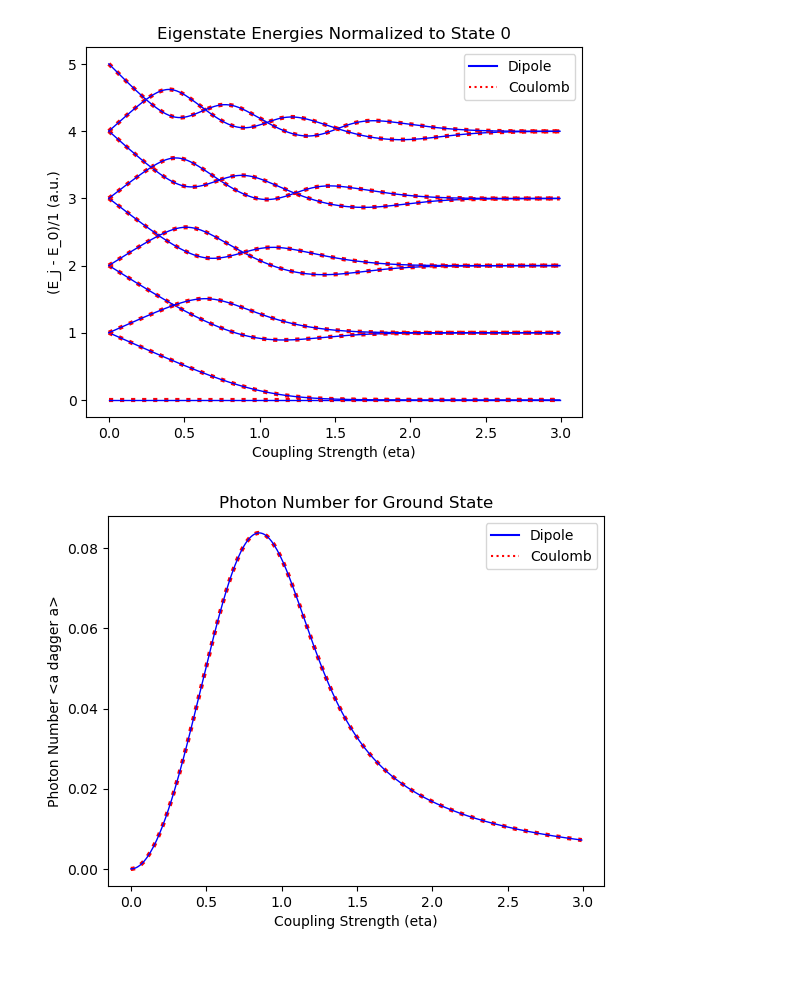
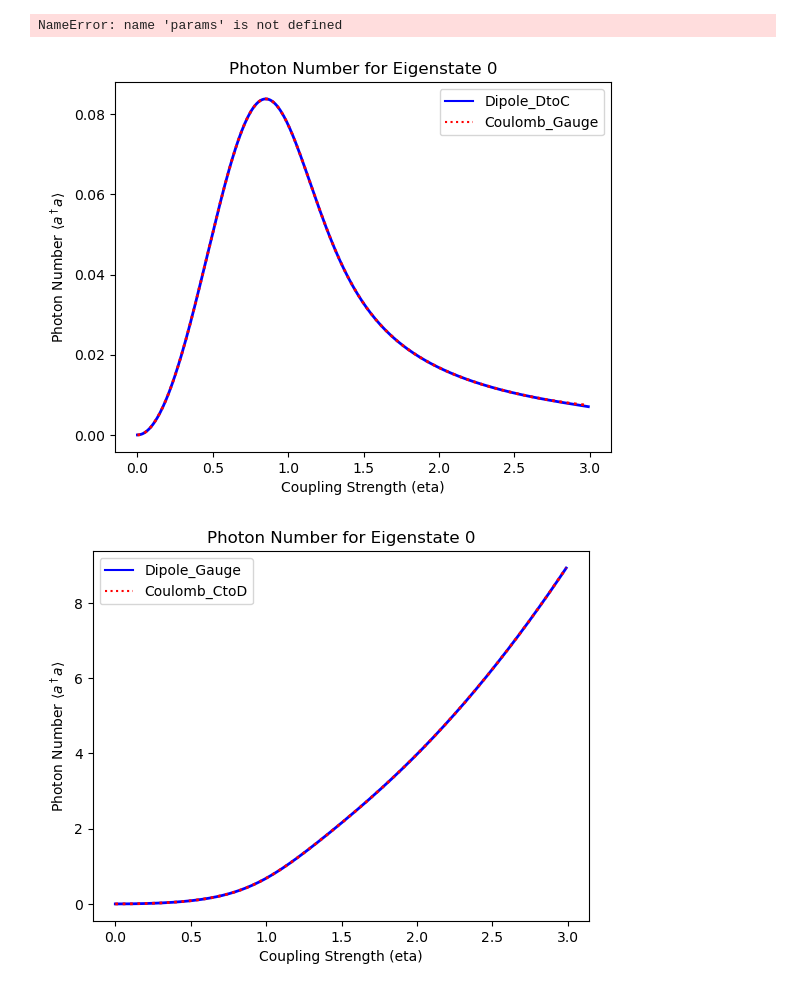
Before and after one commit to ADam1an1/mls_proj, a Jupyter notebook: dicke_model/rep_fig1_invariant.ipynb, the cells around one changed output. Cells and saved outputs as stored; diff of their text form; code cells hidden in the pictures.

```diff
--- a/dicke_model/rep_fig1_invariant.ipynb
+++ b/dicke_model/rep_fig1_invariant.ipynb
@@ -24,14 +24,13 @@ params = {
     'system_starts': None,
     'photon_starts': [0],
     'photon_freqs': [1],
-    'photon_max_nums': [100],
+    'photon_max_nums': [40],
     'spatial': False,
     'couplings': None,
     'model': None,
     'descr': ""
 }
 
-freqs = [0.1, 0.25, 0.5, 0.75, 1.0, 1.25, 1.5, 1.75, 2]
 chain_length = 1
 params['system_e_levels'] = np.array([[0, 1]])
 # %%
@@ -46,11 +45,11 @@ step = 0.01
 eigenstates = 10
 # coupling corresponds to eta in the paper
 
-# params['model'] = 'invariant_dipole_minus'
-# systems_dipole_minus = get_hamiltonians(params, chain_length, mini , maxi, step)
-# # plot_energies(systems, [i for i in range(7)], min, max, step, xlabel = "Coupling Strength (eta)")
-# plot_energies(systems_dipole_minus, [i for i in range(10)], mini, maxi, step,
-#               omega=params['photon_freqs'][0], norm_state = 0, xlabel = "Coupling Strength (eta)", model="Invariant Dipole")
+params['model'] = 'invariant_dipole_minus'
+systems_dipole_minus = get_hamiltonians(params, chain_length, mini , maxi, step)
+# plot_energies(systems, [i for i in range(7)], min, max, step, xlabel = "Coupling Strength (eta)")
+plot_energies(systems_dipole_minus, [i for i in range(10)], mini, maxi, step,
+              omega=params['photon_freqs'][0], norm_state = 0, xlabel = "Coupling Strength (eta)", model="Invariant Dipole")
 
 params['model'] = 'invariant_dipole_plus'
 systems_dipole_plus = get_hamiltonians(params, chain_length, mini , maxi, step)
@@ -71,11 +70,11 @@ systems_coulomb = get_hamiltonians(params, chain_length, mini , maxi, step)
 # plot_energies(systems_coulomb, [i for i in range(eigenstates)], mini, maxi, step,
 #               omega=params['photon_freqs'][0], norm_state = 0, xlabel = "Coupling Strength (eta)", model="Invariant Coulomb")
 
-plot_compare(systems_dipole_plus, systems_coulomb,
-              [i for i in range(eigenstates)], mini, maxi, step,
+plot_compare([systems_dipole_plus, systems_coulomb],
+              [i for i in range(eigenstates)], mini, maxi, step, models_s=["Dipole_Gauge", "Coulomb_Gauge"],
               omega=params['photon_freqs'][0], norm_state = 0, xlabel = "Coupling Strength (eta)")
 # %% [output]
-[figure, removed]
+NameError: name 'params' is not defined
 # %%
 # test to check pzw transformation method for dipole gauge
 arr = 1
@@ -93,19 +92,25 @@ num_op = ann_cav.dag() * ann_cav
 # %%
 # this is the picture that matches with the resolution paper figure
 
 # plot_aa(systems_dipole_minus, 0, mini, maxi, step,
 #         xlabel = "Coupling (eta)", title = "Photon Number for Ground State, Dipole Invariant -")
 # plot_aa(systems_dipole_plus, 0, mini, maxi, step,
 #         xlabel = "Coupling (eta)", title = "Photon Number for Ground State, Dipole Invariant +")
 # plot_aa(systems_dipole_pzw, 0, mini, maxi, step,
 #         xlabel = "Coupling (eta)", title = "Photon Number for Ground State, Dipole Invariant PZW")
 # plot_aa(systems_coulomb, 0, mini, maxi, step,
 #         xlabel = "Coupling (eta)", title = "Photon Number for Ground State, Coulomb Invariant")
 
-plot_compare(systems_dipole_plus, systems_coulomb,
-              [0], mini, maxi, step, xlabel = "Coupling Strength (eta)", operator="pn")
+plot_compare([systems_dipole_pzw, systems_coulomb],
+              [0], mini, maxi, step, xlabel = "Coupling Strength (eta)", operator="pn",
+             models_s=["Dipole_DtoC", "Coulomb_Gauge"])
+
+plot_compare([systems_dipole_pzw, systems_coulomb],
+              [0], mini, maxi, step, xlabel = "Coupling Strength (eta)", operator="pn",
+             models_s=["Dipole_Gauge", "Coulomb_CtoD"])
 # %% [output]
-[figure, old version]
+[figure, new version]
+[figure, added]
 # %%
 op_list = [[[0], [0]], [[1], [0]], [[1], [1]], [[0], [1]]]
 # %%
```
Also changed, not shown: parts of 6 cells of this notebook, 20 other files.
